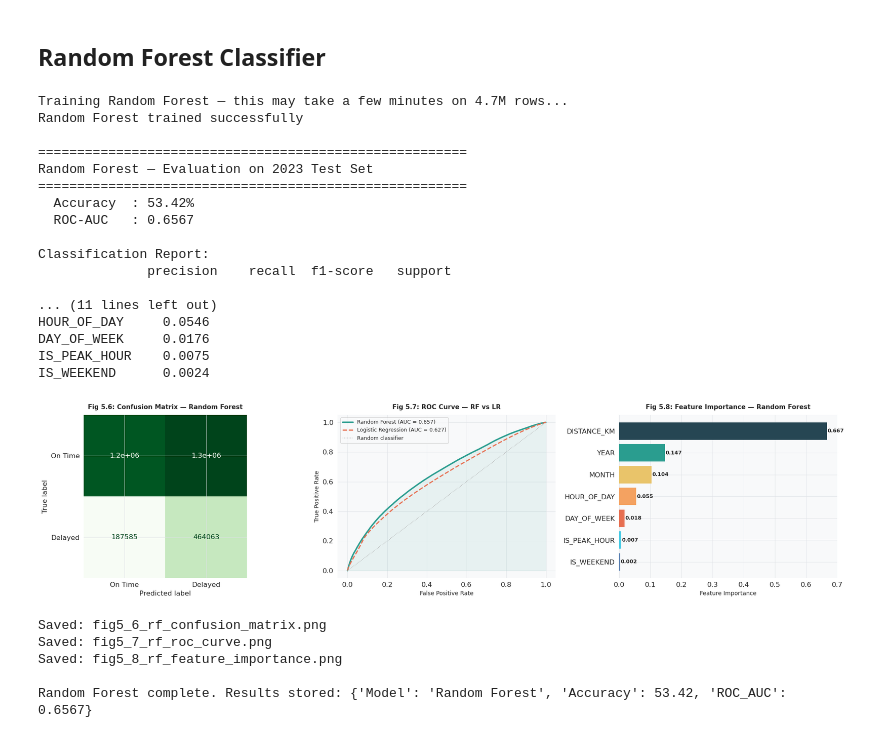
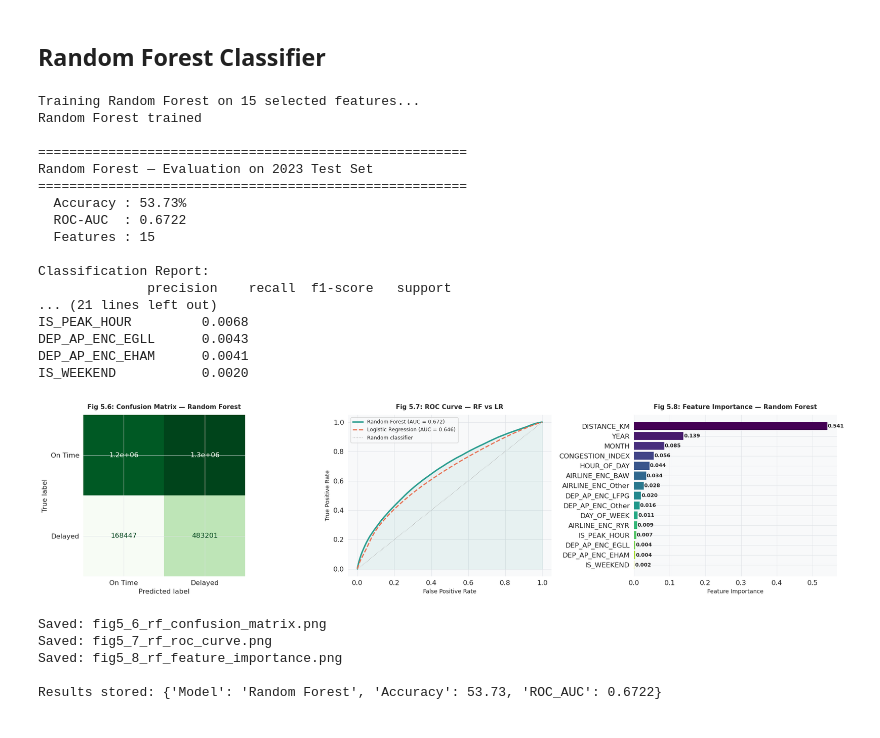
Before and after one commit to MLDat-Dam/main, a Jupyter notebook: Capstone Project.ipynb, the cells around one changed output. Drawn from its saved outputs; the diff is of its cells as text; code cells hidden in the pictures.

```diff
--- a/Capstone Project.ipynb
+++ b/Capstone Project.ipynb
@@ -2087,10 +2323,6 @@ Class Distribution — After SMOTE
 # %% [markdown]
 ## Random Forest Classifier
 # %%
-# ── Train model ─────────────────────────────────────────────
-# n_estimators=100 — 100 trees, good balance of speed vs accuracy
-# max_depth=10 — prevents overfitting on 4.7M rows
-
 rf_model = RandomForestClassifier(
     n_estimators     = 100,
     max_depth        = 10,
@@ -2100,53 +2332,48 @@ rf_model = RandomForestClassifier(
     min_samples_leaf = 50
 )
 
-print("Training Random Forest — this may take a few minutes on 4.7M rows...")
-rf_model.fit(X_train_scaled, y_train)
-print("Random Forest trained successfully")
+print("Training Random Forest on 15 selected features...")
+rf_model.fit(X_train_sc, y_train)
+print("Random Forest trained")
 
-# ── Predictions ────────────────────────────────────────────────
-y_pred_rf      = rf_model.predict(X_test_scaled)
-y_pred_rf_prob = rf_model.predict_proba(X_test_scaled)[:, 1]
+y_pred_rf      = rf_model.predict(X_test_sc)
+y_pred_rf_prob = rf_model.predict_proba(X_test_sc)[:, 1]
 
-# ── Evaluation metrics ─────────────────────────────────────────
 acc_rf     = accuracy_score(y_test, y_pred_rf)
 roc_auc_rf = roc_auc_score(y_test, y_pred_rf_prob)
 
 print(f"\n{'='*55}")
 print("Random Forest — Evaluation on 2023 Test Set")
 print(f"{'='*55}")
-print(f"  Accuracy  : {acc_rf*100:.2f}%")
-print(f"  ROC-AUC   : {roc_auc_rf:.4f}")
+print(f"  Accuracy : {acc_rf*100:.2f}%")
+print(f"  ROC-AUC  : {roc_auc_rf:.4f}")
+print(f"  Features : {X_train_sc.shape[1]}")
 print(f"\nClassification Report:")
 print(classification_report(y_test, y_pred_rf,
-      target_names=['On Time (0)', 'Delayed (1)']))
+      target_names=['On Time','Delayed']))
 
-# ── Feature importance ─────────────────────────────────────────
 feat_imp = pd.Series(
     rf_model.feature_importances_,
-    index=features
+    index=X_train.columns
 ).sort_values(ascending=False)
 
-print("Feature Importances:")
+print("\nFeature Importances:")
 print(feat_imp.round(4).to_string())
 
-
-y_pred_lr_prob_fresh = lr_model.predict_proba(X_test_scaled)[:, 1]
+y_pred_lr_fresh     = lr_model.predict(X_test_sc)
+y_pred_lr_prob_fresh = lr_model.predict_proba(X_test_sc)[:, 1]
 roc_auc_lr_fresh     = roc_auc_score(y_test, y_pred_lr_prob_fresh)
 
-# ── Charts ─────────────────────────────────────────────────────
 fig, axes = plt.subplots(1, 3, figsize=(20, 5), facecolor='white')
 
-# Chart 1 — Confusion matrix
 cm_rf = confusion_matrix(y_test, y_pred_rf)
-disp  = ConfusionMatrixDisplay(confusion_matrix=cm_rf,
-                                display_labels=['On Time', 'Delayed'])
-disp.plot(ax=axes[0], colorbar=False, cmap='Greens')
+ConfusionMatrixDisplay(confusion_matrix=cm_rf,
+                       display_labels=['On Time','Delayed']).plot(
+    ax=axes[0], colorbar=False, cmap='Greens')
 axes[0].set_title('Fig 5.6: Confusion Matrix — Random Forest',
                   fontsize=11, fontweight='bold', pad=10)
 axes[0].set_facecolor('#f8f9fa')
 
-# Chart 2 — ROC curve comparing RF vs LR using fresh predictions
 fpr_rf, tpr_rf, _ = roc_curve(y_test, y_pred_rf_prob)
 fpr_lr, tpr_lr, _ = roc_curve(y_test, y_pred_lr_prob_fresh)
 
@@ -2155,7 +2382,7 @@ axes[1].plot(fpr_rf, tpr_rf, color='#2a9d8f', lw=2.5,
 axes[1].plot(fpr_lr, tpr_lr, color='#e76f51', lw=2,
              linestyle='--',
              label=f'Logistic Regression (AUC = {roc_auc_lr_fresh:.3f})')
-axes[1].plot([0, 1], [0, 1], color='#aaa', lw=1,
+axes[1].plot([0,1],[0,1], color='#aaa', lw=1,
              linestyle=':', label='Random classifier')
 axes[1].fill_between(fpr_rf, tpr_rf, alpha=0.08, color='#2a9d8f')
 axes[1].set_xlabel('False Positive Rate', fontsize=10)
@@ -2167,9 +2394,8 @@ axes[1].set_facecolor('#f8f9fa')
 axes[1].spines['top'].set_visible(False)
 axes[1].spines['right'].set_visible(False)
 
-# Chart 3 — Feature importance bar chart
-colors_fi = ['#264653','#2a9d8f','#e9c46a','#f4a261',
-             '#e76f51','#48cae4','#023e8a']
+cmap_fi  = plt.get_cmap('viridis')
+colors_fi = [cmap_fi(i / len(feat_imp)) for i in range(len(feat_imp))]
 axes[2].barh(feat_imp.index, feat_imp.values,
              color=colors_fi, edgecolor='none')
 axes[2].set_xlabel('Feature Importance', fontsize=10)
@@ -2177,54 +2403,52 @@ axes[2].set_title('Fig 5.8: Feature Importance — Random Forest',
                   fontsize=11, fontweight='bold', pad=10)
 axes[2].invert_yaxis()
 for i, val in enumerate(feat_imp.values):
-    axes[2].text(val + 0.002, i, f'{val:.3f}',
+    axes[2].text(val + 0.001, i, f'{val:.3f}',
                  va='center', fontsize=9, fontweight='bold')
 axes[2].set_facecolor('#f8f9fa')
 axes[2].spines['top'].set_visible(False)
 axes[2].spines['right'].set_visible(False)
 
 plt.tight_layout()
 plt.show()
 
-# ── Save charts individually ───────────────────────────────────
 for ax, name in [
     (axes[0], 'fig5_6_rf_confusion_matrix'),
     (axes[1], 'fig5_7_rf_roc_curve'),
     (axes[2], 'fig5_8_rf_feature_importance'),
 ]:
     extent = ax.get_tightbbox(fig.canvas.get_renderer()).transformed(
         fig.dpi_scale_trans.inverted())
     fig.savefig(f'{name}.png', dpi=150, bbox_inches=extent)
     print(f"Saved: {name}.png")
 
-# ── Store results ──────────────────────────────────────────────
 rf_results = {
     'Model'    : 'Random Forest',
     'Accuracy' : round(acc_rf * 100, 2),
     'ROC_AUC'  : round(roc_auc_rf, 4),
 }
-print(f"\nRandom Forest complete. Results stored: {rf_results}")
+print(f"\nResults stored: {rf_results}")
 # %% [output]
-Training Random Forest — this may take a few minutes on 4.7M rows...
-Random Forest trained successfully
+Training Random Forest on 15 selected features...
+Random Forest trained
 
 =======================================================
 Random Forest — Evaluation on 2023 Test Set
 =======================================================
-  Accuracy  : 53.42%
-  ROC-AUC   : 0.6567
+  Accuracy : 53.73%
+  ROC-AUC  : 0.6722
+  Features : 15
 
 Classification Report:
               precision    recall  f1-score   support
-
-... (11 lines left out)
-HOUR_OF_DAY     0.0546
-DAY_OF_WEEK     0.0176
-IS_PEAK_HOUR    0.0075
-IS_WEEKEND      0.0024
+... (21 lines left out)
+IS_PEAK_HOUR         0.0068
+DEP_AP_ENC_EGLL      0.0043
+DEP_AP_ENC_EHAM      0.0041
+IS_WEEKEND           0.0020
-[figure, old version]
+[figure, new version]
 Saved: fig5_6_rf_confusion_matrix.png
 Saved: fig5_7_rf_roc_curve.png
 Saved: fig5_8_rf_feature_importance.png
 
-Random Forest complete. Results stored: {'Model': 'Random Forest', 'Accuracy': 53.42, 'ROC_AUC': 0.6567}
+Results stored: {'Model': 'Random Forest', 'Accuracy': 53.73, 'ROC_AUC': 0.6722}
```
Also changed, not shown: parts of 6 cells of this notebook, 26 other files.
